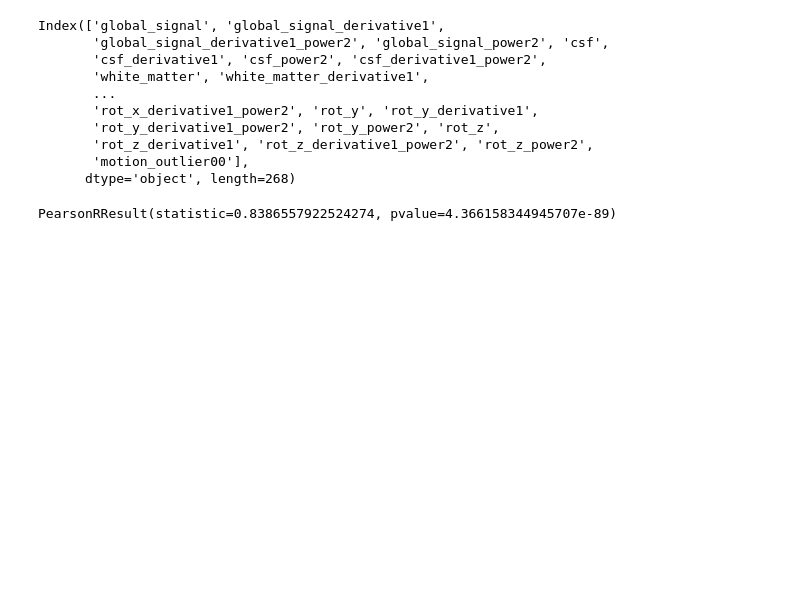
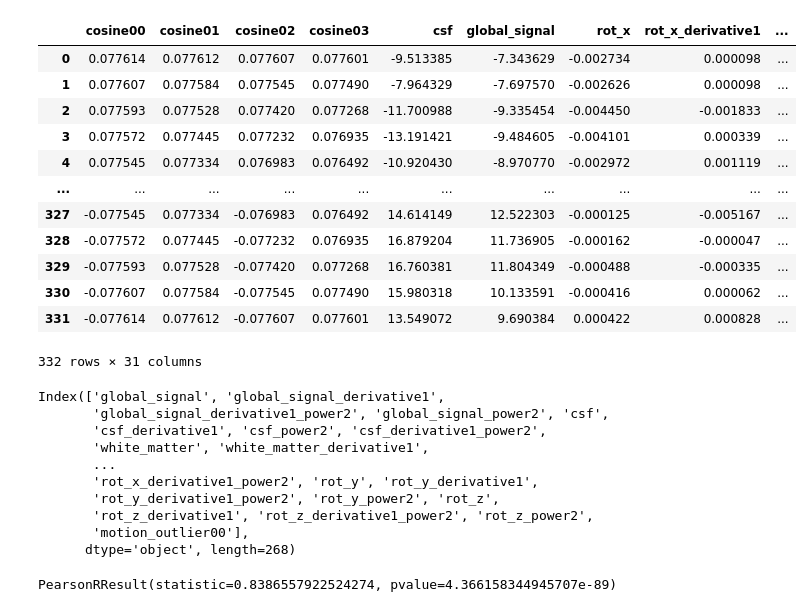
Before and after one commit to alixlam/fmri_data_proc, a Jupyter notebook: scripts/confounds_correlation.ipynb, the cells around one changed output. Saved outputs shown, nothing was run; the diff lists cells and outputs as text; code cells hidden in the pictures; blank space fills up the shorter version.

```diff
--- a/scripts/confounds_correlation.ipynb
+++ b/scripts/confounds_correlation.ipynb
@@ -9,6 +9,22 @@ events = "/users2/local/alix/XP2/task-MIpost_events.tsv"
 func = "/users2/local/alix/out/sub-001/func/sub-001_task-eegfmri_desc-preproc_bold.nii.gz"
 # %%
 confounds_GS, _  = load_confounds_strategy(func, "simple", global_signal="basic")
+# %%
+confounds_GS
+# %% [output]
+|  | cosine00 | cosine01 | cosine02 | cosine03 | csf | global_signal | rot_x | rot_x_derivative1 | ... |
+| 0 | 0.077614 | 0.077612 | 0.077607 | 0.077601 | -9.513385 | -7.343629 | -0.002734 | 0.000098 | ... |
+| 1 | 0.077607 | 0.077584 | 0.077545 | 0.077490 | -7.964329 | -7.697570 | -0.002626 | 0.000098 | ... |
+| 2 | 0.077593 | 0.077528 | 0.077420 | 0.077268 | -11.700988 | -9.335454 | -0.004450 | -0.001833 | ... |
+| 3 | 0.077572 | 0.077445 | 0.077232 | 0.076935 | -13.191421 | -9.484605 | -0.004101 | 0.000339 | ... |
+| 4 | 0.077545 | 0.077334 | 0.076983 | 0.076492 | -10.920430 | -8.970770 | -0.002972 | 0.001119 | ... |
+| ... | ... | ... | ... | ... | ... | ... | ... | ... | ... |
+| 327 | -0.077545 | 0.077334 | -0.076983 | 0.076492 | 14.614149 | 12.522303 | -0.000125 | -0.005167 | ... |
+| 328 | -0.077572 | 0.077445 | -0.077232 | 0.076935 | 16.879204 | 11.736905 | -0.000162 | -0.000047 | ... |
+| 329 | -0.077593 | 0.077528 | -0.077420 | 0.077268 | 16.760381 | 11.804349 | -0.000488 | -0.000335 | ... |
+| 330 | -0.077607 | 0.077584 | -0.077545 | 0.077490 | 15.980318 | 10.133591 | -0.000416 | 0.000062 | ... |
+| 331 | -0.077614 | 0.077612 | -0.077607 | 0.077601 | 13.549072 | 9.690384 | 0.000422 | 0.000828 | ... |
+332 rows × 31 columns
 # %%
 import pandas as pd
 # %%
```
Also changed, not shown: 3 other files.
